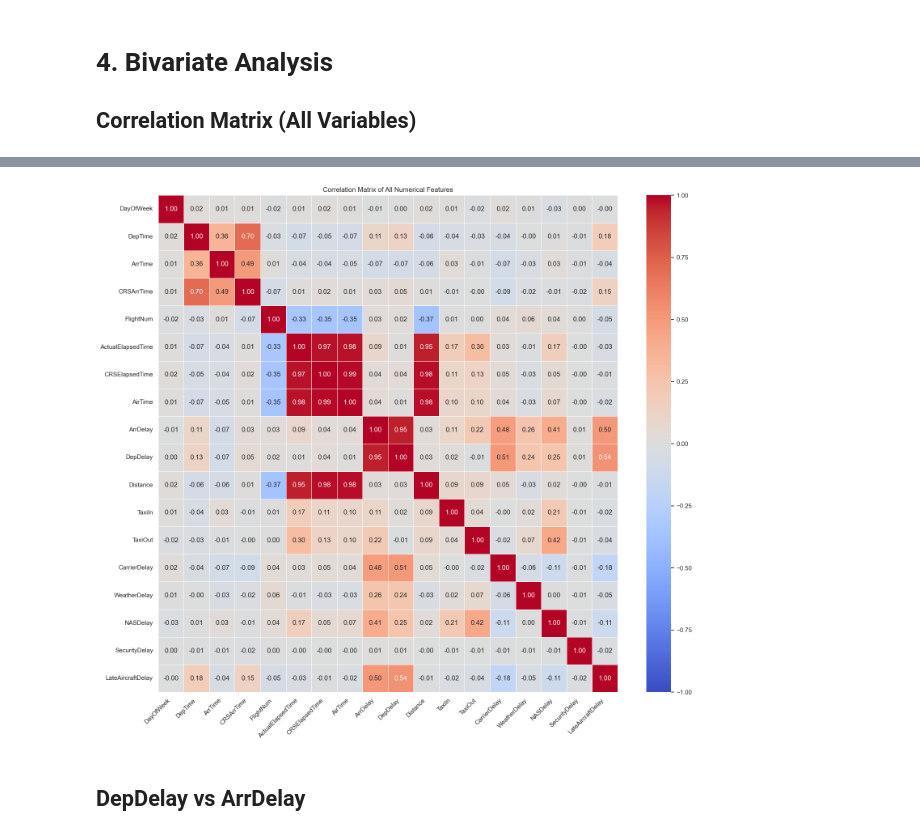
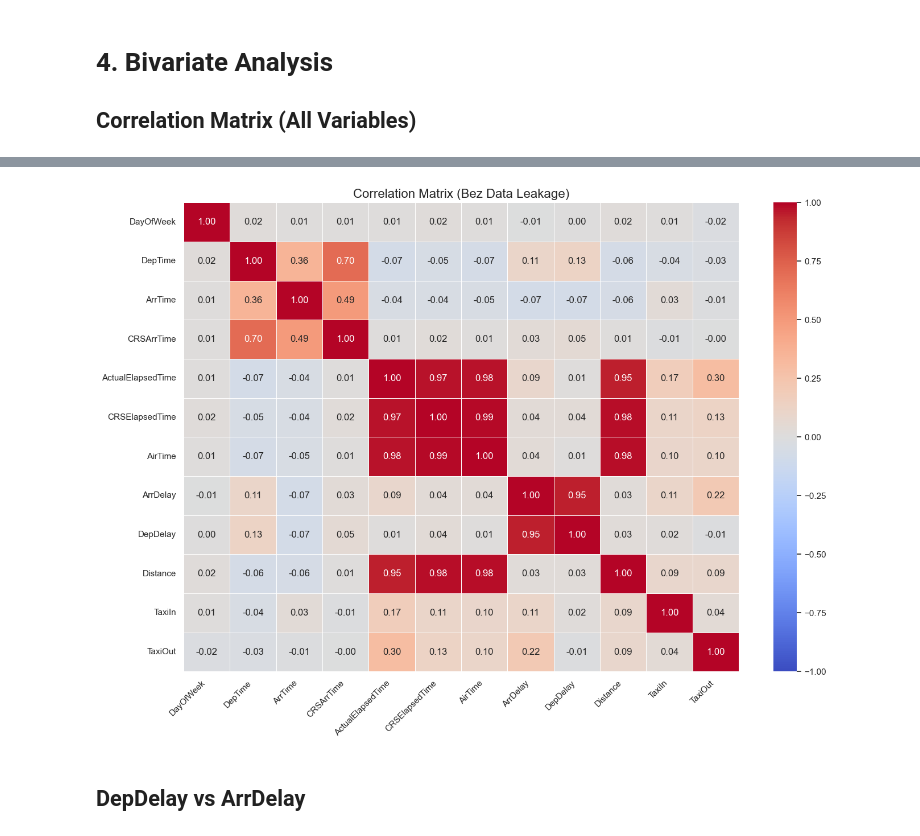
Before and after one commit to kelvin-ux/flight-delay-predictor, a Jupyter notebook: flight_delay_eda.ipynb, the cells around one changed output, grey strips where cells are left out. Drawn from its saved outputs; the diff is of its cells as text; code cells hidden in the pictures.

```diff
--- a/flight_delay_eda.ipynb
+++ b/flight_delay_eda.ipynb
@@ -168,16 +146,18 @@ plt.show()
 # 4. Bivariate Analysis
 ## Correlation Matrix (All Variables)
 # %%
-numeric_types = ['IntegerType', 'DoubleType', 'LongType']
-numeric_cols = [f.name for f in df_clean.schema.fields if str(f.dataType).replace("()","") in numeric_types or "Integer" in str(f.dataType) or "Double" in str(f.dataType)]
+cols_to_drop = ['CarrierDelay', 'WeatherDelay', 'NASDelay', 'SecurityDelay', 'LateAircraftDelay', 'Cancelled', 'Diverted', 'CancellationCode', 'FlightNum']
+
+numeric_cols = [f.name for f in df_clean.schema.fields
+                if (str(f.dataType).startswith('Integer') or str(f.dataType).startswith('Double'))
+                and f.name not in cols_to_drop]
 
 sample_pdf = df_clean.select(numeric_cols).sample(False, 0.2, seed=42).toPandas()
-
 corr_matrix = sample_pdf.corr()
 
-plt.figure(figsize=(16, 14))
+plt.figure(figsize=(14, 10))
 sns.heatmap(corr_matrix, annot=True, fmt=".2f", cmap="coolwarm", vmin=-1, vmax=1, linewidths=0.5)
-plt.title("Correlation Matrix of All Numerical Features")
+plt.title("Correlation Matrix (Bez Data Leakage)", fontsize=16)
 plt.xticks(rotation=45, ha='right')
 plt.yticks(rotation=0)
 plt.tight_layout()
@@ -187,4 +166,4 @@ Calculating correlation for 18 variables: ['DayOfWeek', 'DepTime', 'ArrTime', 'C
-[figure, old version]
+[figure, new version]
 # %% [markdown]
 ## DepDelay vs ArrDelay
 # %%
```
Also changed, not shown: parts of 11 cells of this notebook.
